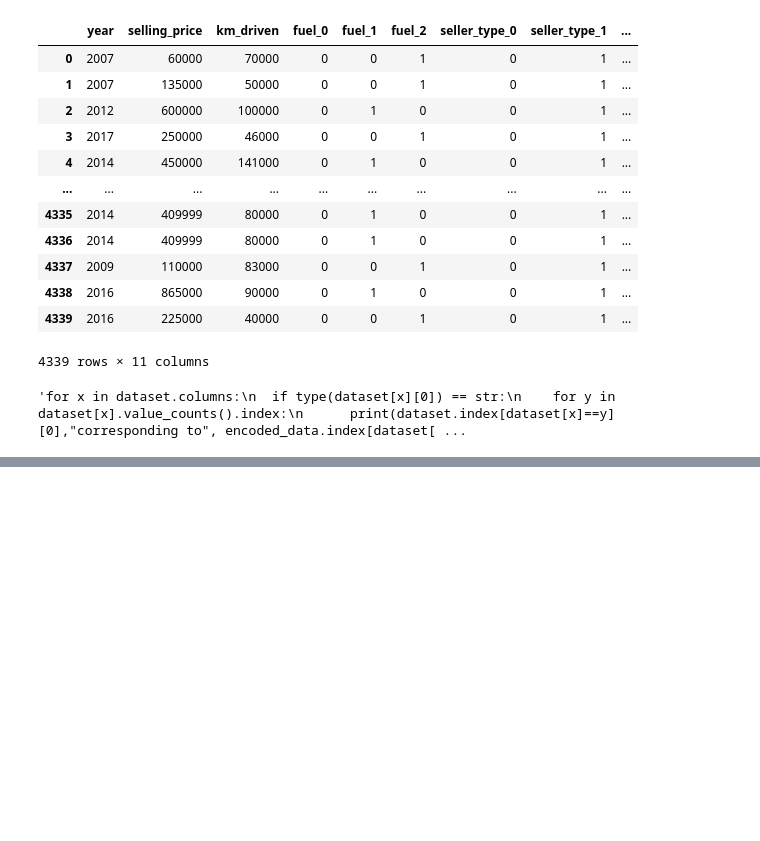
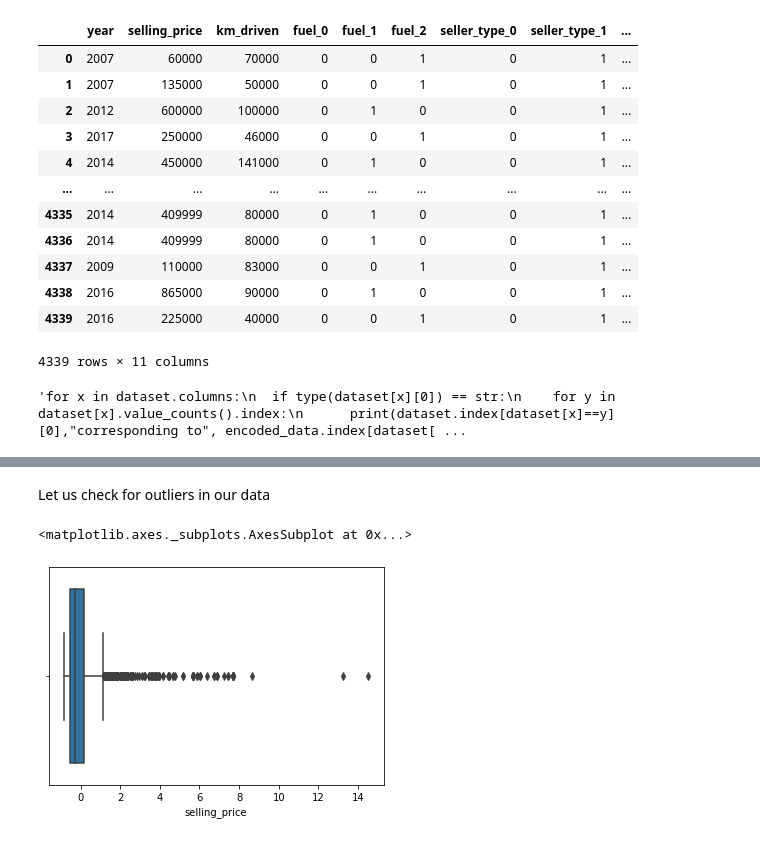
Before and after one commit to abhi-11nav/Car-price-prediction, a Jupyter notebook: Car_price_Prediction.ipynb, the cells around one changed output, grey strips where cells are left out. Cells and saved outputs as stored; diff of their text form; code cells hidden in the pictures; blank space fills up the shorter version.

```diff
--- a/Car_price_Prediction.ipynb
+++ b/Car_price_Prediction.ipynb
@@ -281,0 +352,7 @@ Automatic == 10
+# %% [markdown]
+Let us check for outliers in our data
+# %%
+sns.boxplot(df["selling_price"])
+# %% [output]
+<matplotlib.axes._subplots.AxesSubplot at 0x...>
+[figure, added]
```
Also changed, not shown: parts of 29 cells of this notebook.
